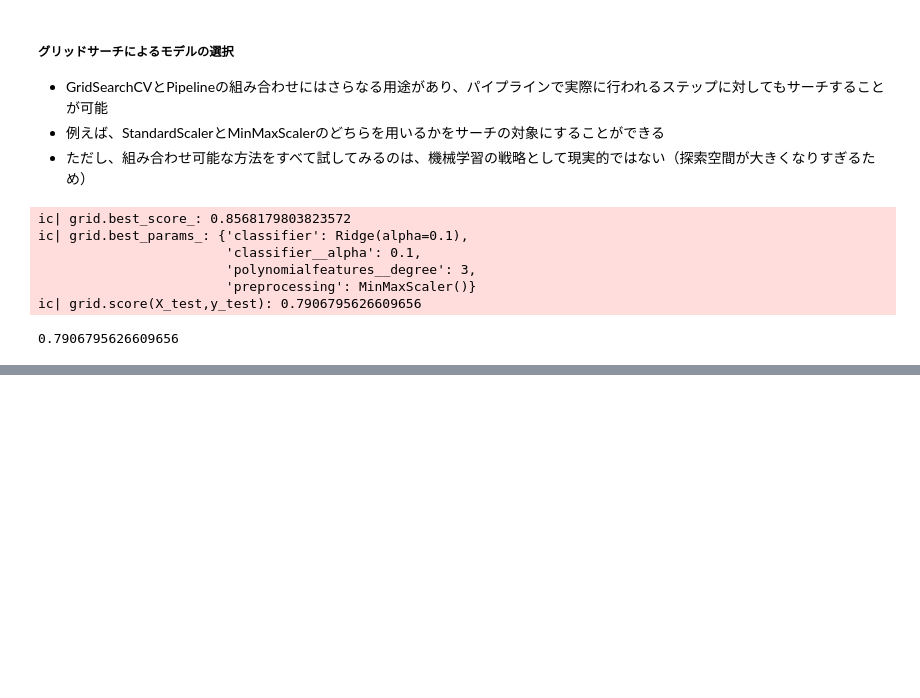
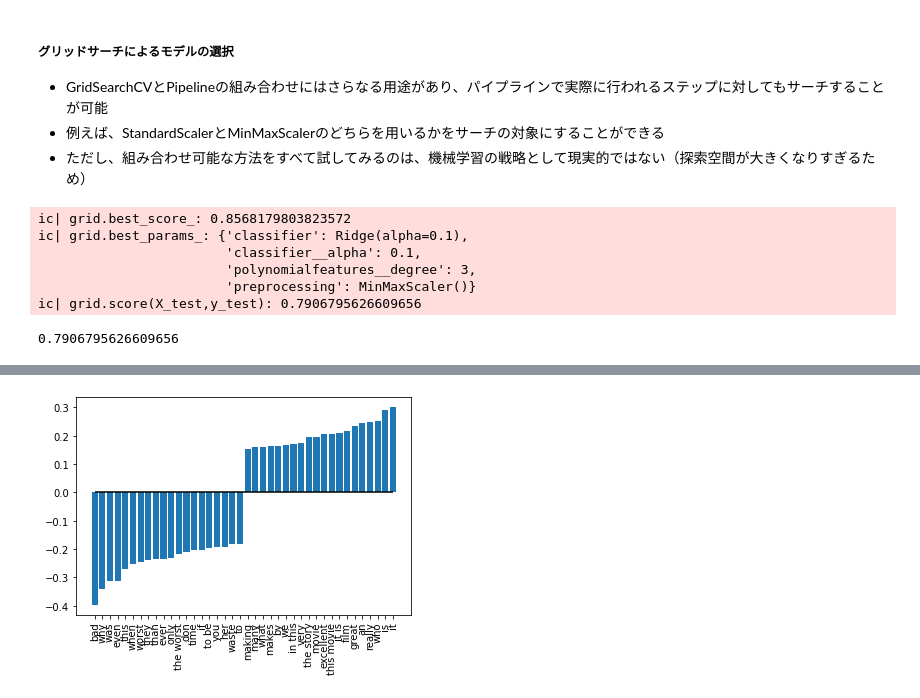
Before and after one commit to ponzu3847/cheat_sheets, a Jupyter notebook: sklearn.ipynb, the cells around one changed output, grey strips where cells are left out. Saved outputs shown, nothing was run; the diff lists cells and outputs as text; code cells hidden in the pictures; blank space fills up the shorter version.

```diff
--- a/sklearn.ipynb
+++ b/sklearn.ipynb
@@ -2994,0 +3222,21 @@ ic| grid.score(X_test,y_test): 0.7906795626609656
+# %%
+import numpy as np
+import matplotlib.pyplot as plt
+
+vectorizer=grid.best_estimator_.named_steps['countvectorizer']
+sorted_by_coef=np.argsort(best_estimator.coef_)
+feature_names=np.array(vectorizer.get_feature_names())
+higher_feature=feature_names[sorted_by_coef].ravel()[-20:]
+lower_feature=feature_names[sorted_by_coef].ravel()[:20]
+coef=best_estimator.coef_.ravel()
+higher_coef=coef[sorted_by_coef].ravel()[-20:]
+lower_coef=coef[sorted_by_coef].ravel()[:20]
+selected_feature=np.hstack((lower_feature,higher_feature))
+selected_coef=np.hstack((lower_coef,higher_coef))
+
+plt.bar(range(len(selected_feature)),height=selected_coef)
+plt.hlines(0,xmin=0,xmax=39,color='k')
+plt.xticks(range(len(selected_feature)),selected_feature,rotation=90)
+plt.show()
+# %% [output]
+[figure, added]
```
Also changed, not shown: parts of 14 cells of this notebook, 3 other files.
